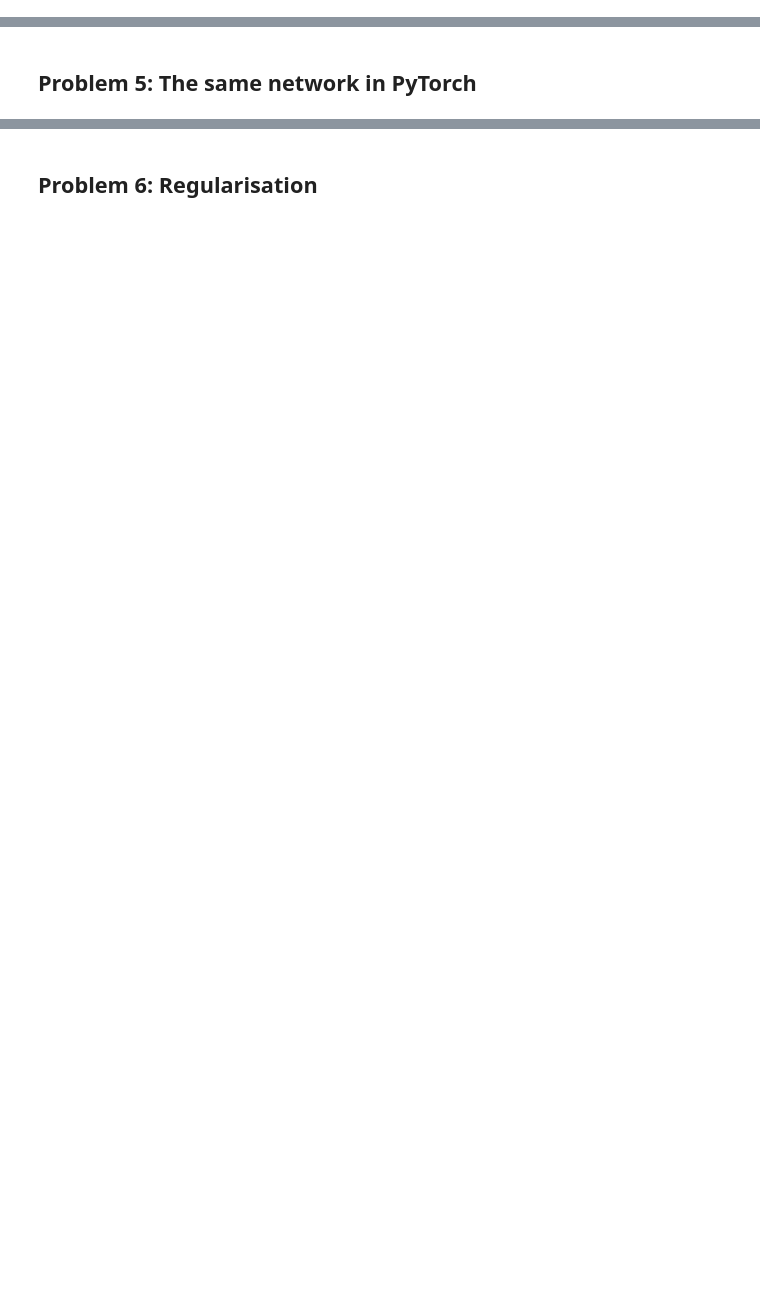
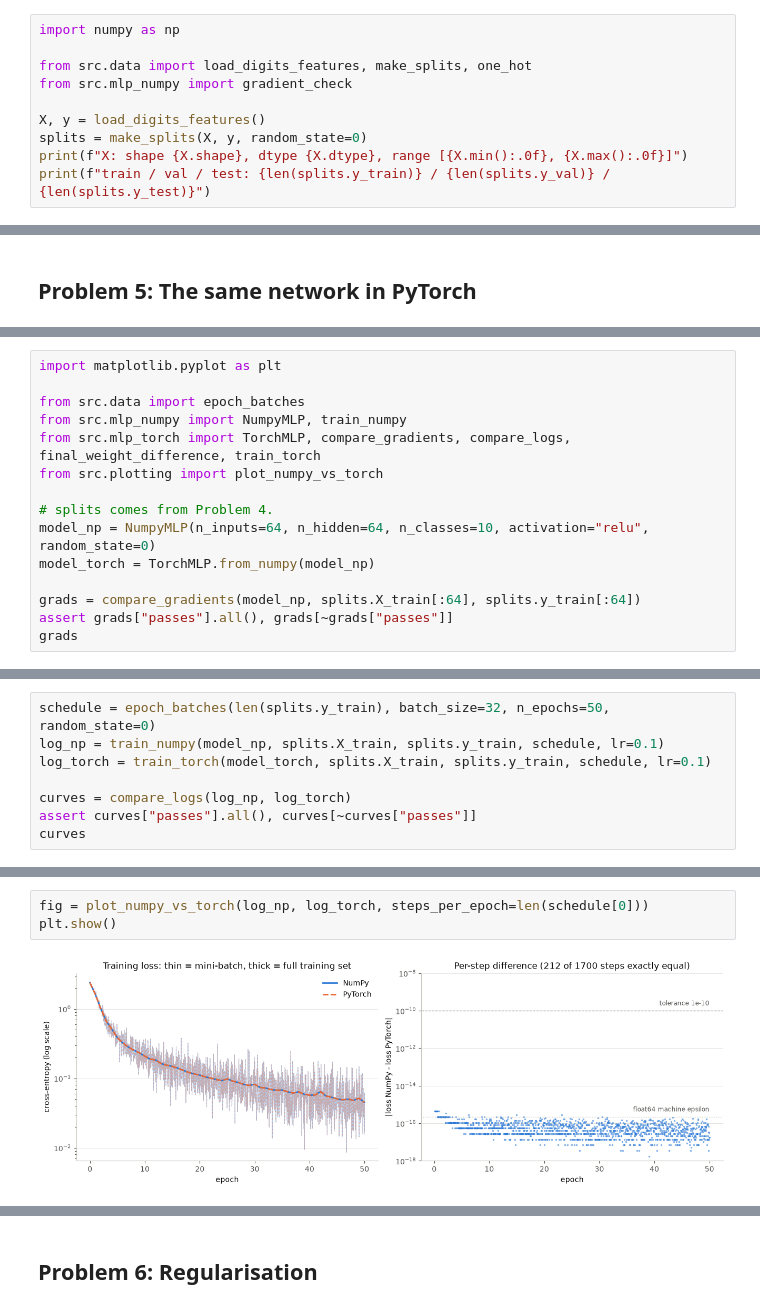
Before and after one commit to bartox12/analysis-of-unstructured-data, a Jupyter notebook: list02/list2.ipynb, the cells around one changed output, grey strips where cells are left out. Drawn from its saved outputs; the diff is of its cells as text; blank space fills up the shorter version.

```diff
--- a/list02/list2.ipynb
+++ b/list02/list2.ipynb
@@ -851,0 +860,10 @@ Therefore, bias correction matters most during the first few iterations.
+# %%
+import numpy as np
+
+from src.data import load_digits_features, make_splits, one_hot
+from src.mlp_numpy import gradient_check
+
+X, y = load_digits_features()
+splits = make_splits(X, y, random_state=0)
+print(f"X: shape {X.shape}, dtype {X.dtype}, range [{X.min():.0f}, {X.max():.0f}]")
+print(f"train / val / test: {len(splits.y_train)} / {len(splits.y_val)} / {len(splits.y_test)}")
@@ -853,0 +919,15 @@ Therefore, bias correction matters most during the first few iterations.
+# %%
+import matplotlib.pyplot as plt
+
+from src.data import epoch_batches
+from src.mlp_numpy import NumpyMLP, train_numpy
+from src.mlp_torch import TorchMLP, compare_gradients, compare_logs, final_weight_difference, train_torch
+from src.plotting import plot_numpy_vs_torch
+
+# splits comes from Problem 4.
+model_np = NumpyMLP(n_inputs=64, n_hidden=64, n_classes=10, activation="relu", random_state=0)
+model_torch = TorchMLP.from_numpy(model_np)
+
+grads = compare_gradients(model_np, splits.X_train[:64], splits.y_train[:64])
+assert grads["passes"].all(), grads[~grads["passes"]]
+grads
@@ -853,0 +940,8 @@ Therefore, bias correction matters most during the first few iterations.
+# %%
+schedule = epoch_batches(len(splits.y_train), batch_size=32, n_epochs=50, random_state=0)
+log_np = train_numpy(model_np, splits.X_train, splits.y_train, schedule, lr=0.1)
+log_torch = train_torch(model_torch, splits.X_train, splits.y_train, schedule, lr=0.1)
+
+curves = compare_logs(log_np, log_torch)
+assert curves["passes"].all(), curves[~curves["passes"]]
+curves
@@ -853,0 +964,5 @@ Therefore, bias correction matters most during the first few iterations.
+# %%
+fig = plot_numpy_vs_torch(log_np, log_torch, steps_per_epoch=len(schedule[0]))
+plt.show()
+# %% [output]
+[figure, added]
```
Also changed, not shown: parts of 20 cells of this notebook, 9 other files.
